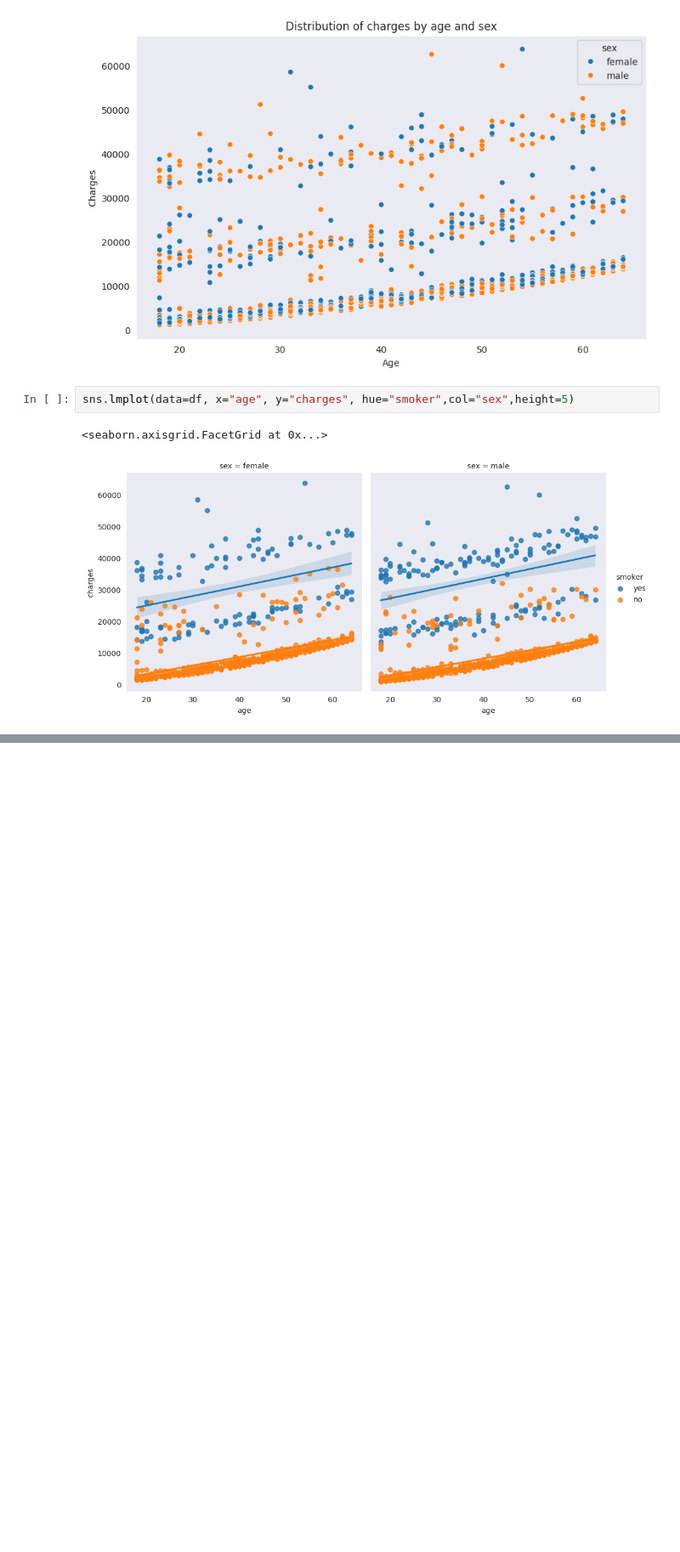
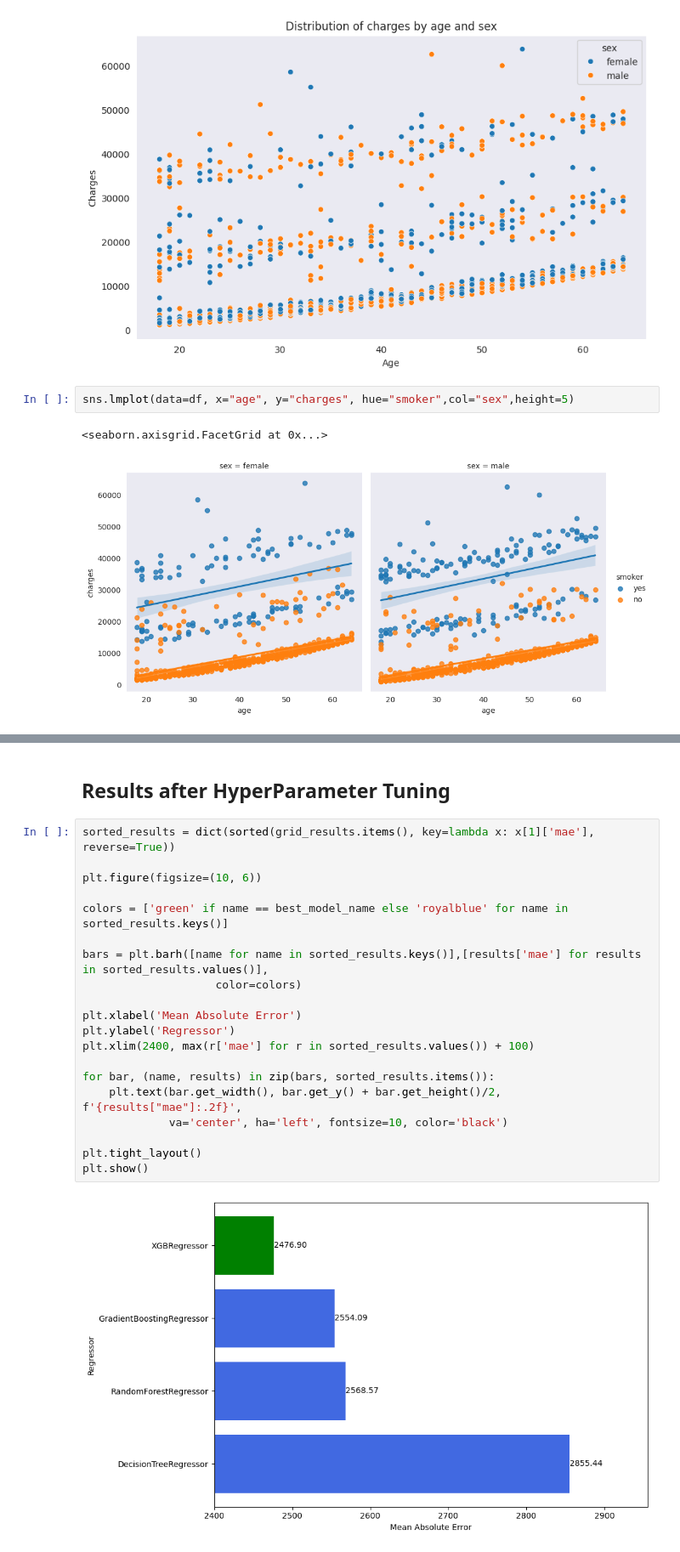
Before and after one commit to ManYaAr/INSURANCE_CHARGES, a Jupyter notebook: Insurance_Charges.ipynb, the cells around one changed output, grey strips where cells are left out. Shown at 85% size. Cells and saved outputs as stored; diff of their text form; blank space fills up the shorter version.

```diff
--- a/Insurance_Charges.ipynb
+++ b/Insurance_Charges.ipynb
@@ -254,0 +373,24 @@ plt.show()
+# %% [markdown]
+## Results after HyperParameter Tuning
+# %%
+sorted_results = dict(sorted(grid_results.items(), key=lambda x: x[1]['mae'], reverse=True))
+
+plt.figure(figsize=(10, 6))
+
+colors = ['green' if name == best_model_name else 'royalblue' for name in sorted_results.keys()]
+
+bars = plt.barh([name for name in sorted_results.keys()],[results['mae'] for results in sorted_results.values()],
+                    color=colors)
+
+plt.xlabel('Mean Absolute Error')
+plt.ylabel('Regressor')
+plt.xlim(2400, max(r['mae'] for r in sorted_results.values()) + 100)
+
+for bar, (name, results) in zip(bars, sorted_results.items()):
+    plt.text(bar.get_width(), bar.get_y() + bar.get_height()/2, f'{results["mae"]:.2f}',
+             va='center', ha='left', fontsize=10, color='black')
+
+plt.tight_layout()
+plt.show()
+# %% [output]
+[figure, added]
```
Also changed, not shown: parts of 42 cells of this notebook.
